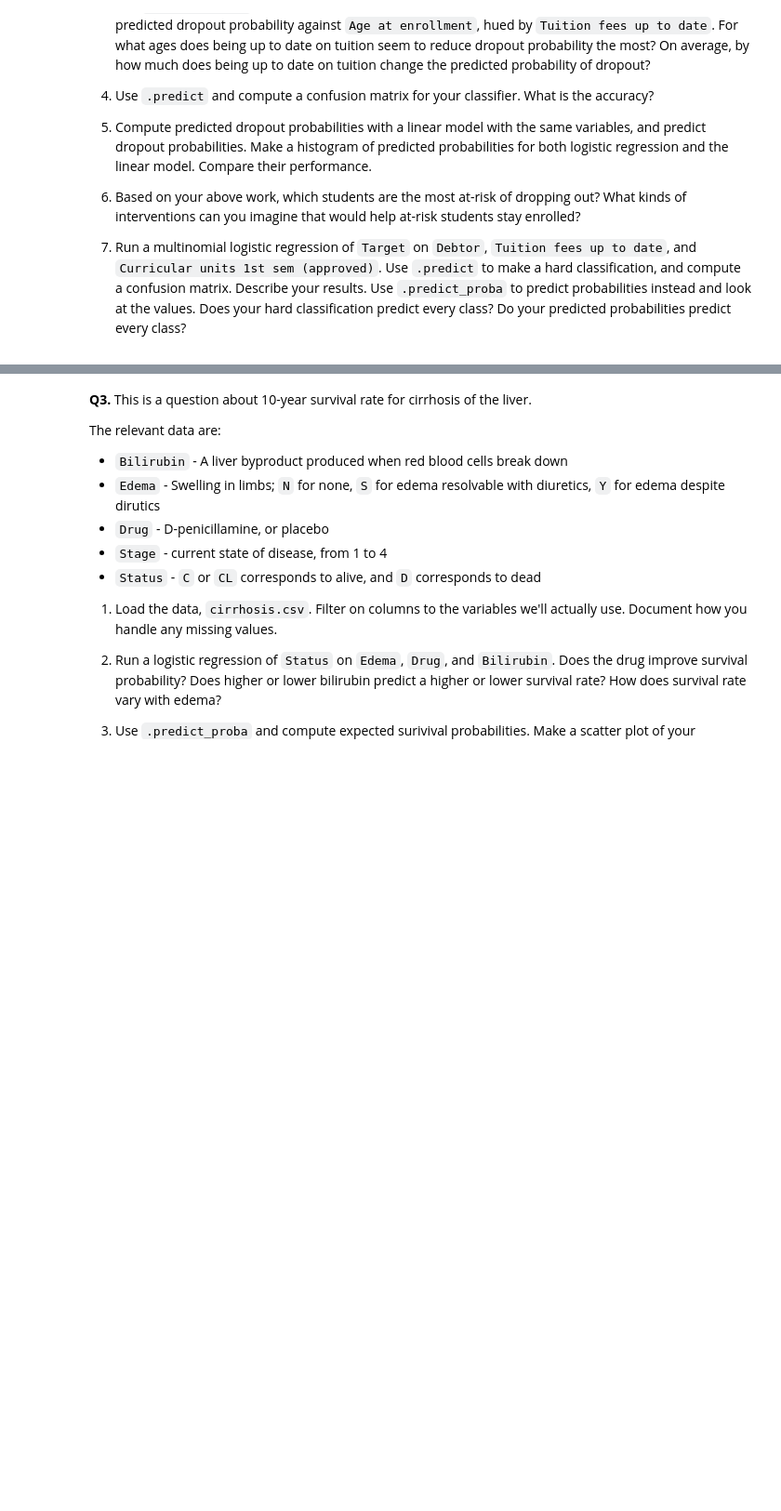
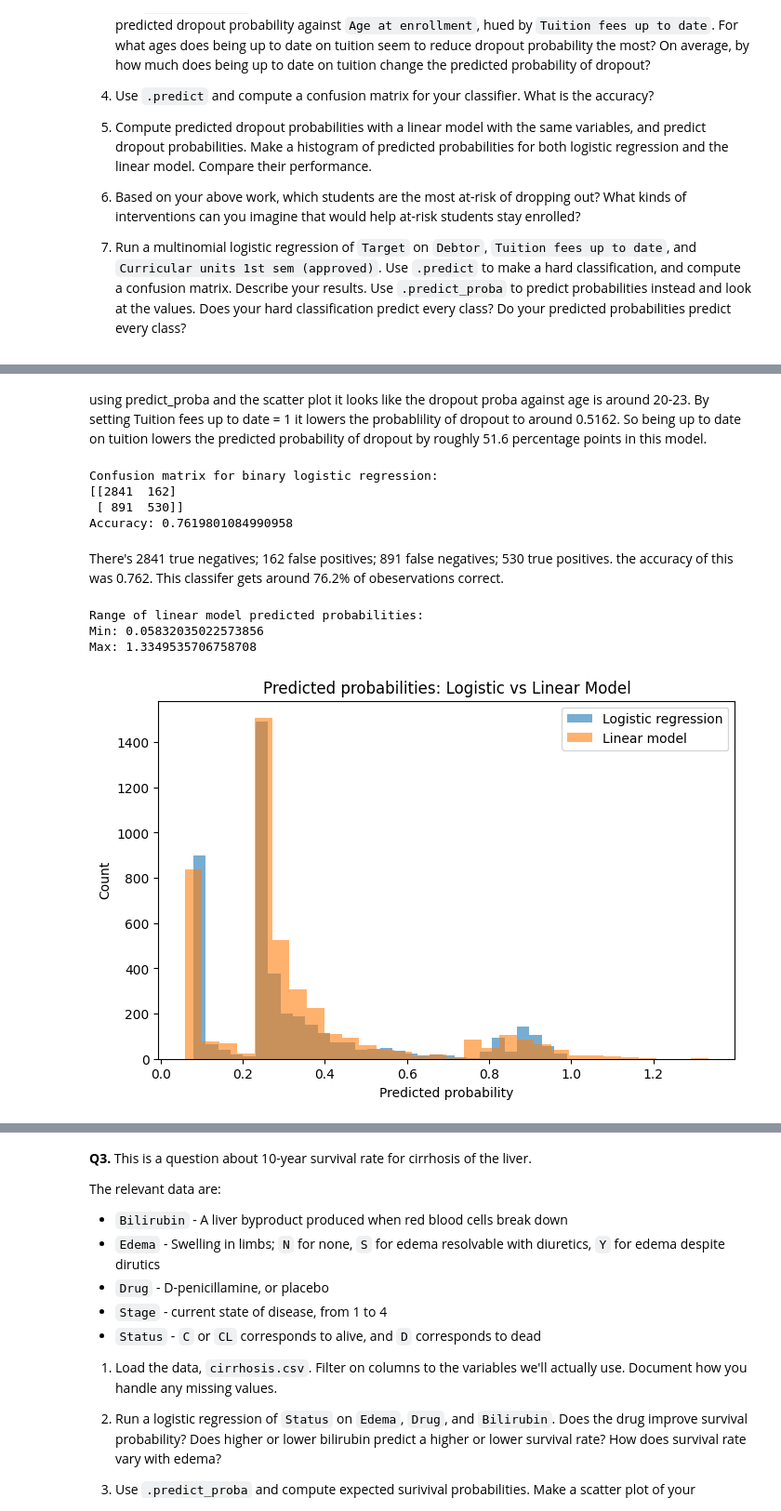
Before and after one commit to JasonYe05/undergrad_ml_assignments, a Jupyter notebook: 05_assignment_glm.ipynb, the cells around one changed output, grey strips where cells are left out. Shown at 93% size. Cells and saved outputs as stored; diff of their text form; code cells hidden in the pictures; blank space fills up the shorter version.

```diff
--- a/05_assignment_glm.ipynb
+++ b/05_assignment_glm.ipynb
@@ -53,0 +179,41 @@ The relevant variables are:
+# %% [markdown]
+using predict_proba and the scatter plot it looks like the dropout proba against age is around 20-23. By setting Tuition fees up to date = 1 it lowers the probablility of dropout to around 0.5162. So being up to date on tuition lowers the predicted probability of dropout by roughly 51.6 percentage points in this model.
+# %%
+#4
+y_pred = logit.predict(X)
+cm = confusion_matrix(y, y_pred)
+acc = accuracy_score(y, y_pred)
+
+print("\nConfusion matrix for binary logistic regression:")
+print(cm)
+print("Accuracy:", acc)
+# %% [output]
+Confusion matrix for binary logistic regression:
+[[2841  162]
+ [ 891  530]]
+Accuracy: 0.7619801084990958
+# %% [markdown]
+There's 2841 true negatives; 162 false positives; 891 false negatives; 530 true positives. the accuracy of this was 0.762. This classifer gets around 76.2% of obeservations correct.
+# %%
+#5
+lin = LinearRegression()
+lin.fit(X, y)
+df["linear_prob"] = lin.predict(X)
+
+print("\nRange of linear model predicted probabilities:")
+print("Min:", df["linear_prob"].min())
+print("Max:", df["linear_prob"].max())
+
+plt.figure(figsize=(8, 5))
+plt.hist(df["logit_prob"], bins=30, alpha=0.6, label="Logistic regression")
+plt.hist(df["linear_prob"], bins=30, alpha=0.6, label="Linear model")
+plt.xlabel("Predicted probability")
+plt.ylabel("Count")
+plt.title("Predicted probabilities: Logistic vs Linear Model")
+plt.legend()
+plt.show()
+# %% [output]
+Range of linear model predicted probabilities:
+Min: 0.05832035022573856
+Max: 1.3349535706758708
+[figure, added]
```
Also changed, not shown: parts of 7 cells of this notebook.
